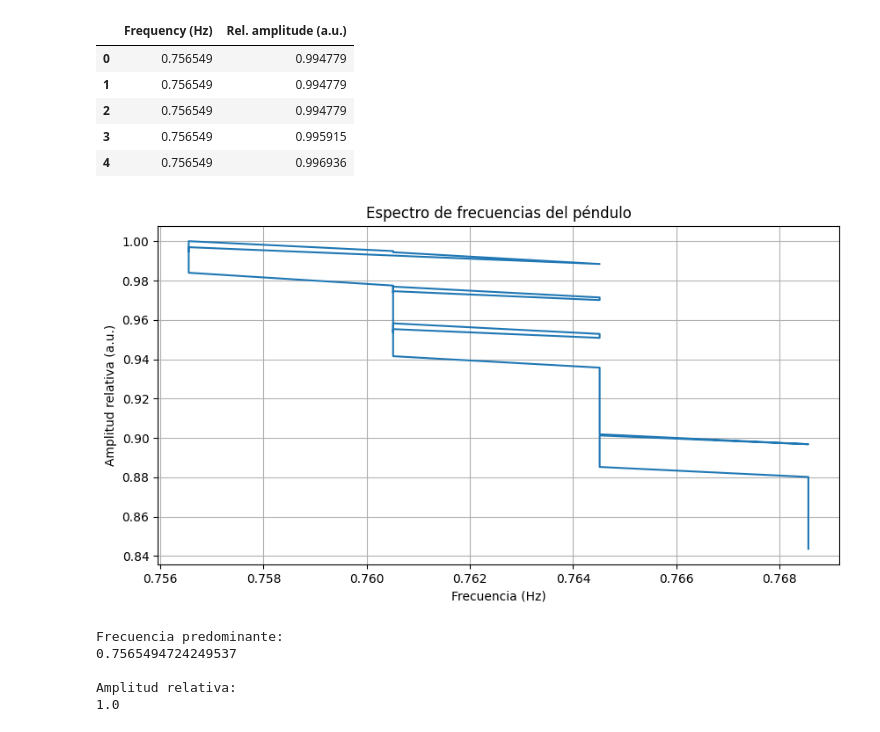
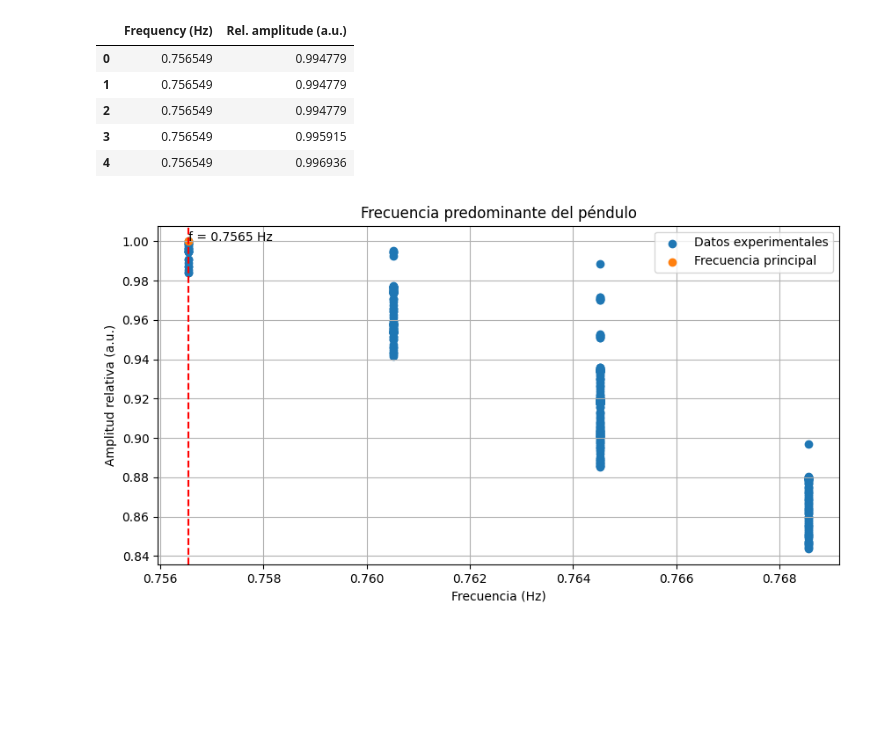
Before and after one commit to estmiguelplazas-web/Experimento-Phyphox---Pendulo-Simple, a Jupyter notebook: Código Python/Pendulo_Simple.ipynb, the cells around one changed output. Drawn from its saved outputs; the diff is of its cells as text; code cells hidden in the pictures; blank space fills up the shorter version.

```diff
--- a/Código Python/Pendulo_Simple.ipynb
+++ b/Código Python/Pendulo_Simple.ipynb
@@ -273,45 +249,44 @@ Index(['Frequency (Hz)', 'Rel. amplitude (a.u.)'], dtype='object')
 | 3 | 0.756549 | 0.995915 |
 | 4 | 0.756549 | 0.996936 |
 # %%
-#grafica
+
 # Leer la hoja Resonance
 res = pd.read_excel(archivo, sheet_name="Resonance")
 
 # Crear las variables
 frecuencia = res["Frequency (Hz)"]
 amplitud = res["Rel. amplitude (a.u.)"]
 
+# Encontrar la frecuencia predominante
+indice_max = amplitud.idxmax()
+
+frecuencia_principal = frecuencia[indice_max]
+amplitud_maxima = amplitud[indice_max]
+
 # Graficar
 plt.figure(figsize=(10,5))
 
-plt.plot(frecuencia, amplitud)
+# Datos experimentales
+plt.scatter(frecuencia, amplitud,label="Datos experimentales")
 
+# Frecuencia predominante
+plt.scatter(frecuencia_principal, amplitud_maxima,label="Frecuencia principal")
+
+# Línea vertical en la frecuencia predominante
+plt.axvline(x=frecuencia_principal, linestyle="--",color="red")
+
+# Mostrar el valor de la frecuencia predominante
+plt.text(frecuencia_principal,amplitud_maxima, f"f = {frecuencia_principal:.4f} Hz", fontsize=10)
+
+# Etiquetas y título
 plt.xlabel("Frecuencia (Hz)")
 plt.ylabel("Amplitud relativa (a.u.)")
-plt.title("Espectro de frecuencias del péndulo")
+plt.title("Frecuencia predominante del péndulo")
 
+# Cuadrícula y leyenda
 plt.grid(True)
+plt.legend()
 
 plt.show()
 # %% [output]
-[figure, old version]
+[figure, new version]
-# %%
-indice_maximo = amplitud.idxmax()
-
-frecuencia_principal = frecuencia[indice_maximo]
-
-amplitud_maxima = amplitud[indice_maximo]
-
-print("Frecuencia predominante:")
-
-print(frecuencia_principal)
-
-print("\nAmplitud relativa:")
-
-print(amplitud_maxima)
-# %% [output]
-Frecuencia predominante:
-0.7565494724249537
-
-Amplitud relativa:
-1.0
```
Also changed, not shown: parts of 25 cells of this notebook.
